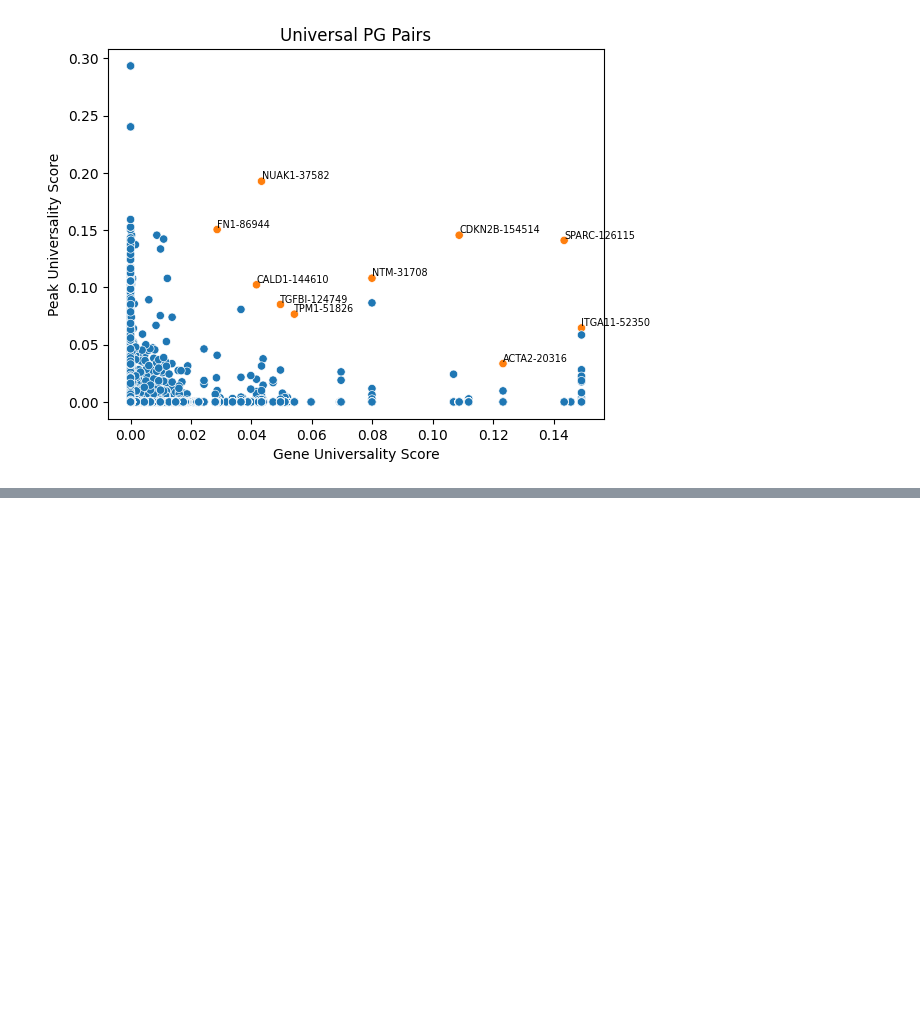
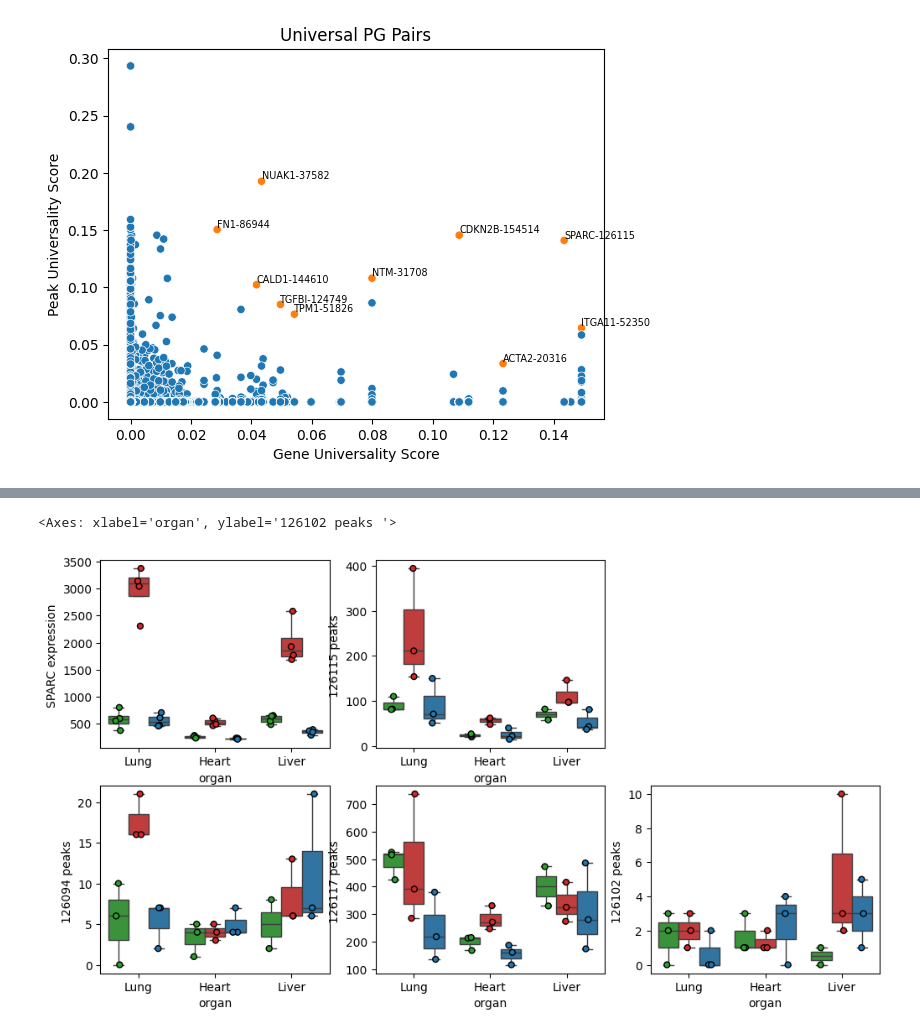
Before and after one commit to pawelab/OrganConditionalFibrosis, a Jupyter notebook: investigate_scores.ipynb, the cells around one changed output, grey strips where cells are left out. Drawn from its saved outputs; the diff is of its cells as text; code cells hidden in the pictures; blank space fills up the shorter version.

```diff
--- a/investigate_scores.ipynb
+++ b/investigate_scores.ipynb
@@ -338,0 +357,11 @@ plot_peak(atac_adata, 20316, points=True, ax=ax2, legend = None)
+# %%
+fig, [[ax1, ax2, ax3], [ax4, ax5, ax6]] = plt.subplots(2, 3, figsize=(12, 6.4))
+plot_expression(rna_adata, 'SPARC', points=True, ax=ax1, legend = None)
+plot_peak(atac_adata, '126115', points=True, ax=ax2, legend = None)
+ax3.remove()
+plot_peak(atac_adata, '126094', points=True, ax=ax4, legend = None)
+plot_peak(atac_adata, '126117', points=True, ax=ax5, legend = None)
+plot_peak(atac_adata, '126102', points=True, ax=ax6, legend = None)
+# %% [output]
+<Axes: xlabel='organ', ylabel='126102 peaks '>
+[figure, added]
```
Also changed, not shown: parts of 5 cells of this notebook.
